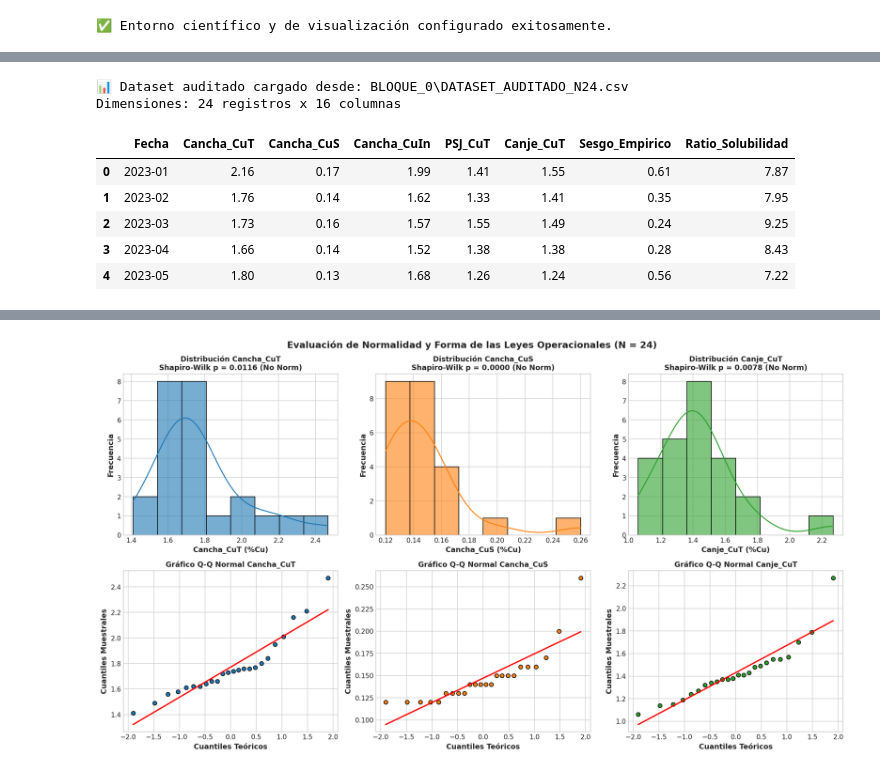
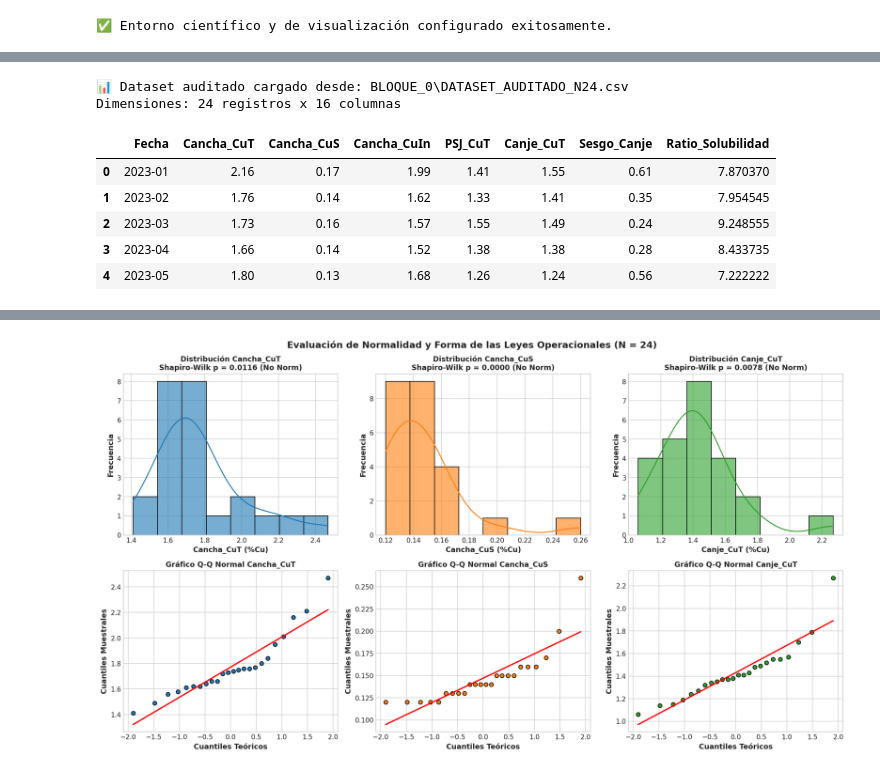
Before and after one commit to guerrafmaturana-arch/TESIS, a Jupyter notebook: BLOQUE_1/01_eda_caracteristicas.ipynb, the cells around one changed output, grey strips where cells are left out. Saved outputs shown, nothing was run; the diff lists cells and outputs as text; code cells hidden in the pictures.

```diff
--- a/BLOQUE_1/01_eda_caracteristicas.ipynb
+++ b/BLOQUE_1/01_eda_caracteristicas.ipynb
@@ -67,40 +67,40 @@ Se computan las variables diagnósticas para el análisis exploratorio:
 # %%
-# Búsqueda robusta y carga de datos auditados
+# Carga robusta y preparación de datos
 candidates = [
     "DATASET_AUDITADO_N24.csv",
     os.path.join("..", "BLOQUE_0", "DATASET_AUDITADO_N24.csv"),
     os.path.join("BLOQUE_0", "DATASET_AUDITADO_N24.csv"),
     r"c:\Users\fguer\Desktop\TESIS\BLOQUE_0\DATASET_AUDITADO_N24.csv"
 ]
 
 csv_path = None
 for p in candidates:
     if os.path.exists(p):
         csv_path = p
         break
 
 if csv_path is None:
     raise FileNotFoundError("❌ No se encontró DATASET_AUDITADO_N24.csv")
 
 df = pd.read_csv(csv_path)
 
-# Variables diagnósticas
-df['Sesgo_Empirico'] = (df['Cancha_CuT'] - df['Canje_CuT']).round(2)
-df['Sesgo_Canje'] = df['Sesgo_Empirico']
-df['Ratio_Solubilidad'] = ((df['Cancha_CuS'] / df['Cancha_CuT']) * 100).round(2)
+# Variables diagnósticas exactas
+df['Sesgo_Canje'] = df['Cancha_CuT'] - df['Canje_CuT']
+df['Sesgo_Empirico'] = df['Sesgo_Canje']
+df['Ratio_Solubilidad'] = (df['Cancha_CuS'] / df['Cancha_CuT']) * 100
 
 print(f"📊 Dataset auditado cargado desde: {csv_path}")
 print(f"Dimensiones: {df.shape[0]} registros x {df.shape[1]} columnas")
-display(df[['Fecha', 'Cancha_CuT', 'Cancha_CuS', 'Cancha_CuIn', 'PSJ_CuT', 'Canje_CuT', 'Sesgo_Empirico', 'Ratio_Solubilidad']].head())
+display(df[['Fecha', 'Cancha_CuT', 'Cancha_CuS', 'Cancha_CuIn', 'PSJ_CuT', 'Canje_CuT', 'Sesgo_Canje', 'Ratio_Solubilidad']].head())
 # %% [output]
 📊 Dataset auditado cargado desde: BLOQUE_0\DATASET_AUDITADO_N24.csv
 Dimensiones: 24 registros x 16 columnas
-|  | Fecha | Cancha_CuT | Cancha_CuS | Cancha_CuIn | PSJ_CuT | Canje_CuT | Sesgo_Empirico | Ratio_Solubilidad |
-| 0 | 2023-01 | 2.16 | 0.17 | 1.99 | 1.41 | 1.55 | 0.61 | 7.87 |
-| 1 | 2023-02 | 1.76 | 0.14 | 1.62 | 1.33 | 1.41 | 0.35 | 7.95 |
-| 2 | 2023-03 | 1.73 | 0.16 | 1.57 | 1.55 | 1.49 | 0.24 | 9.25 |
-| 3 | 2023-04 | 1.66 | 0.14 | 1.52 | 1.38 | 1.38 | 0.28 | 8.43 |
-| 4 | 2023-05 | 1.80 | 0.13 | 1.68 | 1.26 | 1.24 | 0.56 | 7.22 |
+|  | Fecha | Cancha_CuT | Cancha_CuS | Cancha_CuIn | PSJ_CuT | Canje_CuT | Sesgo_Canje | Ratio_Solubilidad |
+| 0 | 2023-01 | 2.16 | 0.17 | 1.99 | 1.41 | 1.55 | 0.61 | 7.870370 |
+| 1 | 2023-02 | 1.76 | 0.14 | 1.62 | 1.33 | 1.41 | 0.35 | 7.954545 |
+| 2 | 2023-03 | 1.73 | 0.16 | 1.57 | 1.55 | 1.49 | 0.24 | 9.248555 |
+| 3 | 2023-04 | 1.66 | 0.14 | 1.52 | 1.38 | 1.38 | 0.28 | 8.433735 |
+| 4 | 2023-05 | 1.80 | 0.13 | 1.68 | 1.26 | 1.24 | 0.56 | 7.222222 |
 # %% [markdown]
 ---
 ## 2. Estadísticos Descriptivos Univariados, Varianzas y Diagnóstico de Escala
```
Also changed, not shown: parts of 17 cells of this notebook, 7 other files.
